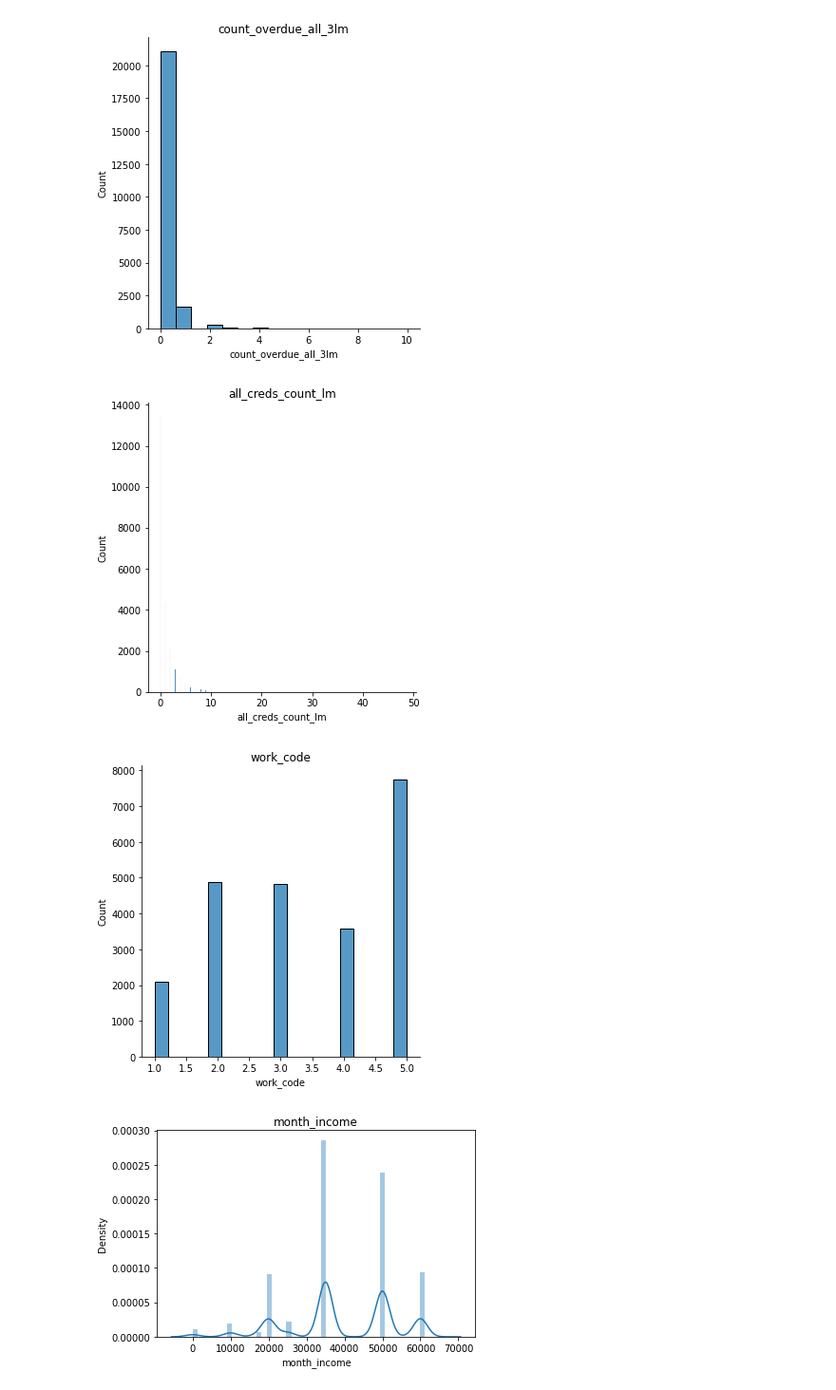
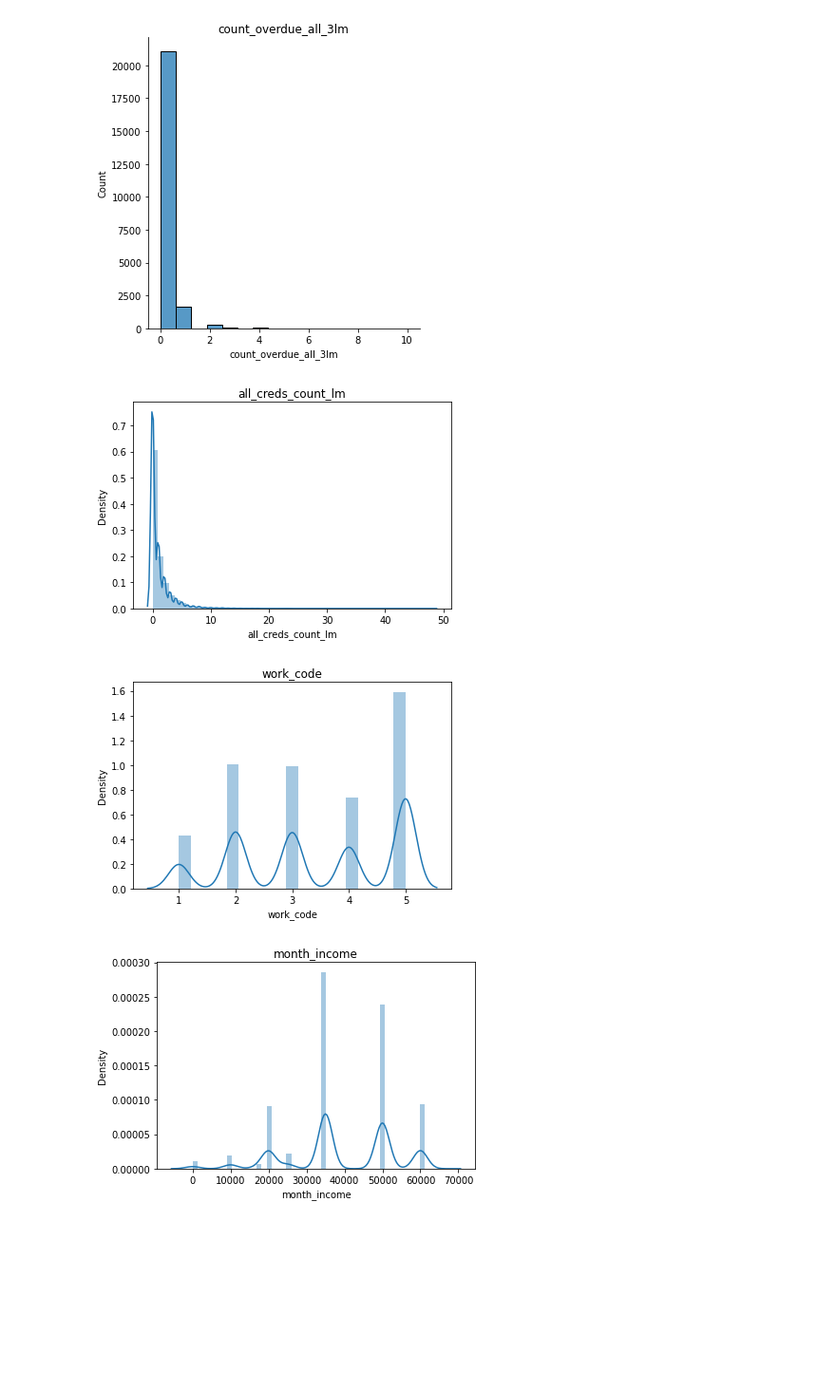
Before and after one commit to PatrykStronski/Devim_test, a Jupyter notebook: distribution_all.ipynb, the cells around one changed output. Shown at 95% size. Drawn from its saved outputs; the diff is of its cells as text; code cells hidden in the pictures; blank space fills up the shorter version.

```diff
--- a/distribution_all.ipynb
+++ b/distribution_all.ipynb
@@ -124,17 +125,17 @@ plt.show()
 # %% [output]
 [figure]
 # %%
-sns.displot(df, x='all_creds_count_lm')
+sns.distplot(df['all_creds_count_lm'])
 plt.title('all_creds_count_lm')
 plt.show()
 # %% [output]
-[figure, old version]
+[figure, new version]
 # %%
-sns.displot(df, x='work_code')
+sns.distplot(df['work_code'])
 plt.title('work_code')
 plt.show()
 # %% [output]
-[figure, old version]
+[figure, new version]
 # %%
 sns.distplot(df['month_income'])
 plt.title('month_income')
```
Also changed, not shown: parts of 2 cells of this notebook, 34 other files.
